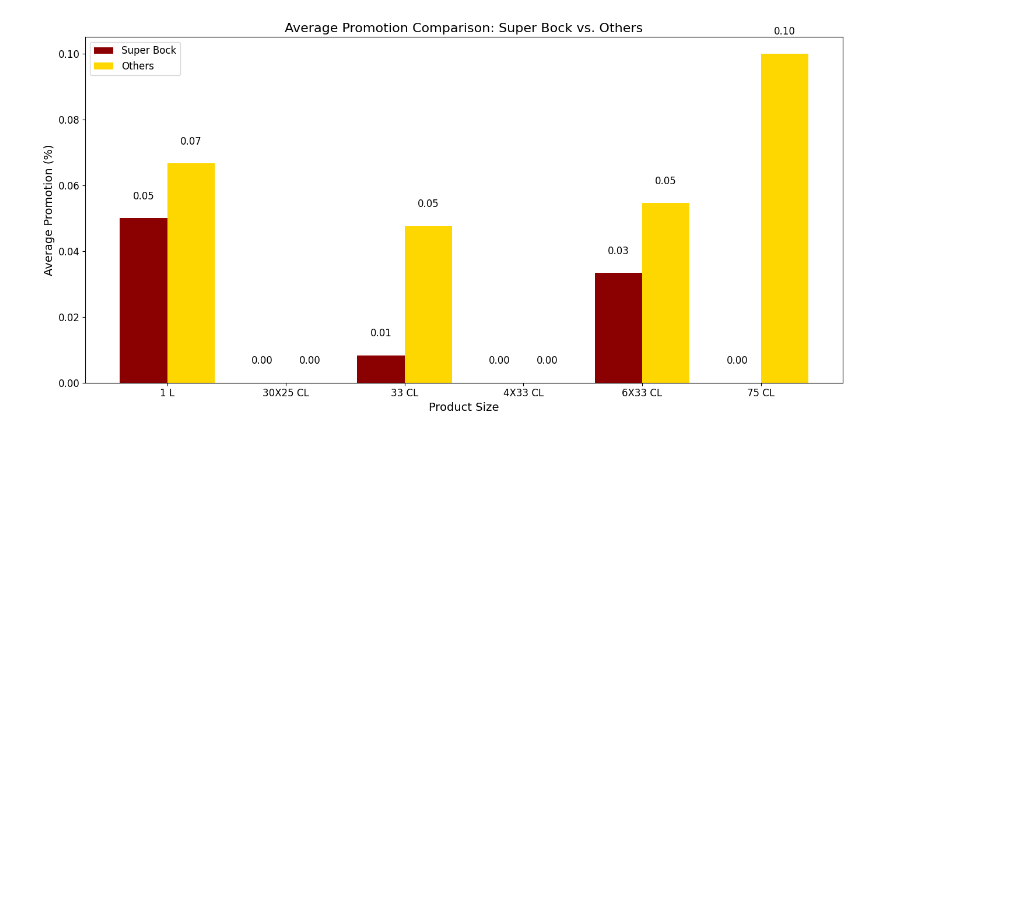
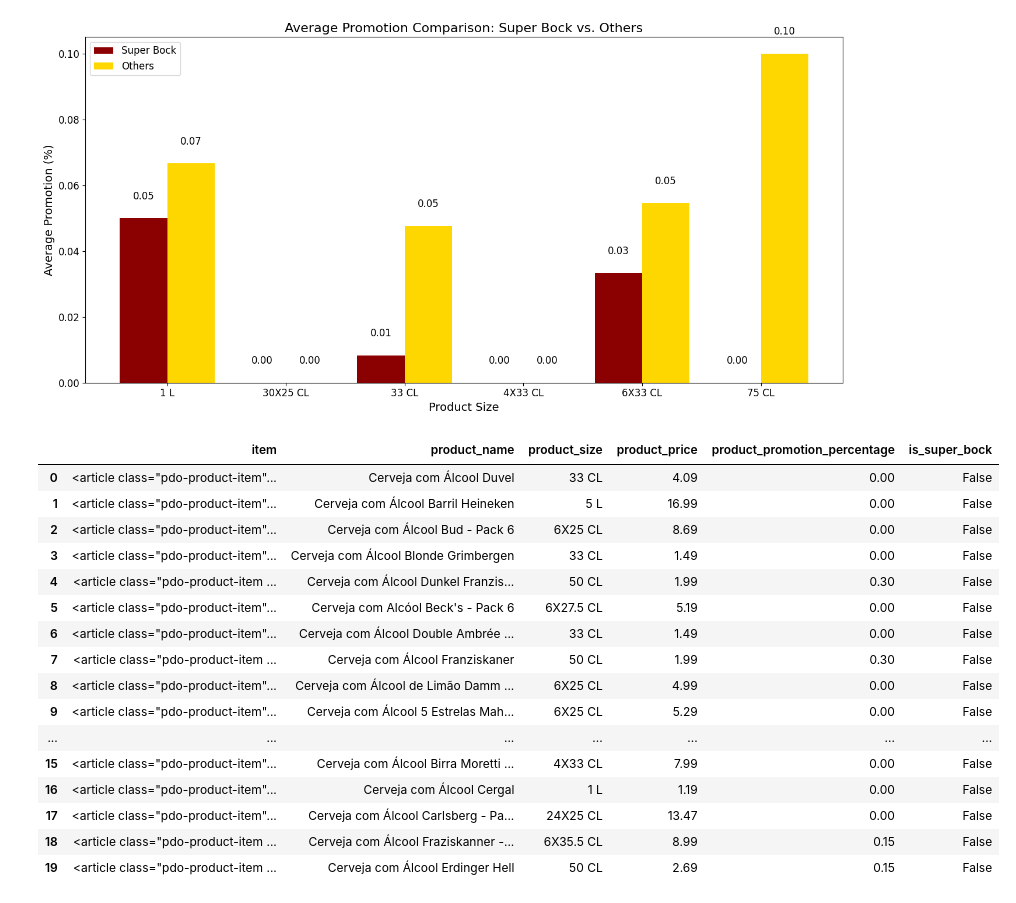
Before and after one commit to renejerez/ubi-master-computer-engineering, a Jupyter notebook: Work/Super_Bock/scraping_beer.ipynb, the cells around one changed output. Saved outputs shown, nothing was run; the diff lists cells and outputs as text; code cells hidden in the pictures; blank space fills up the shorter version.

```diff
--- a/Work/Super_Bock/scraping_beer.ipynb
+++ b/Work/Super_Bock/scraping_beer.ipynb
@@ -244,3 +244,23 @@ plt.show()
 # %% [output]
 [figure]
 [figure]
+# %%
+df.head(20)
+# %% [output]
+|  | item | product_name | product_size | product_price | product_promotion_percentage | is_super_bock |
+| 0 | <article class="pdo-product-item"... | Cerveja com Álcool Duvel | 33 CL | 4.09 | 0.00 | False |
+| 1 | <article class="pdo-product-item"... | Cerveja com Álcool Barril Heineken | 5 L | 16.99 | 0.00 | False |
+| 2 | <article class="pdo-product-item"... | Cerveja com Álcool Bud - Pack 6 | 6X25 CL | 8.69 | 0.00 | False |
+| 3 | <article class="pdo-product-item"... | Cerveja com Álcool Blonde Grimbergen | 33 CL | 1.49 | 0.00 | False |
+| 4 | <article class="pdo-product-item ... | Cerveja com Álcool Dunkel Franzis... | 50 CL | 1.99 | 0.30 | False |
+| 5 | <article class="pdo-product-item"... | Cerveja com Alcóol Beck's - Pack 6 | 6X27.5 CL | 5.19 | 0.00 | False |
+| 6 | <article class="pdo-product-item"... | Cerveja com Álcool Double Ambrée ... | 33 CL | 1.49 | 0.00 | False |
+| 7 | <article class="pdo-product-item ... | Cerveja com Álcool Franziskaner | 50 CL | 1.99 | 0.30 | False |
+| 8 | <article class="pdo-product-item"... | Cerveja com Álcool de Limão Damm ... | 6X25 CL | 4.99 | 0.00 | False |
+| 9 | <article class="pdo-product-item"... | Cerveja com Álcool 5 Estrelas Mah... | 6X25 CL | 5.29 | 0.00 | False |
+| ... | ... | ... | ... | ... | ... | ... |
+| 15 | <article class="pdo-product-item"... | Cerveja com Álcool Birra Moretti ... | 4X33 CL | 7.99 | 0.00 | False |
+| 16 | <article class="pdo-product-item"... | Cerveja com Álcool Cergal | 1 L | 1.19 | 0.00 | False |
+| 17 | <article class="pdo-product-item"... | Cerveja com Álcool Carlsberg - Pa... | 24X25 CL | 13.47 | 0.00 | False |
+| 18 | <article class="pdo-product-item ... | Cerveja com Álcool Fraziskanner -... | 6X35.5 CL | 8.99 | 0.15 | False |
+| 19 | <article class="pdo-product-item ... | Cerveja com Álcool Erdinger Hell | 50 CL | 2.69 | 0.15 | False |
```
Also changed, not shown: parts of 1 cell of this notebook, 4 other files.
